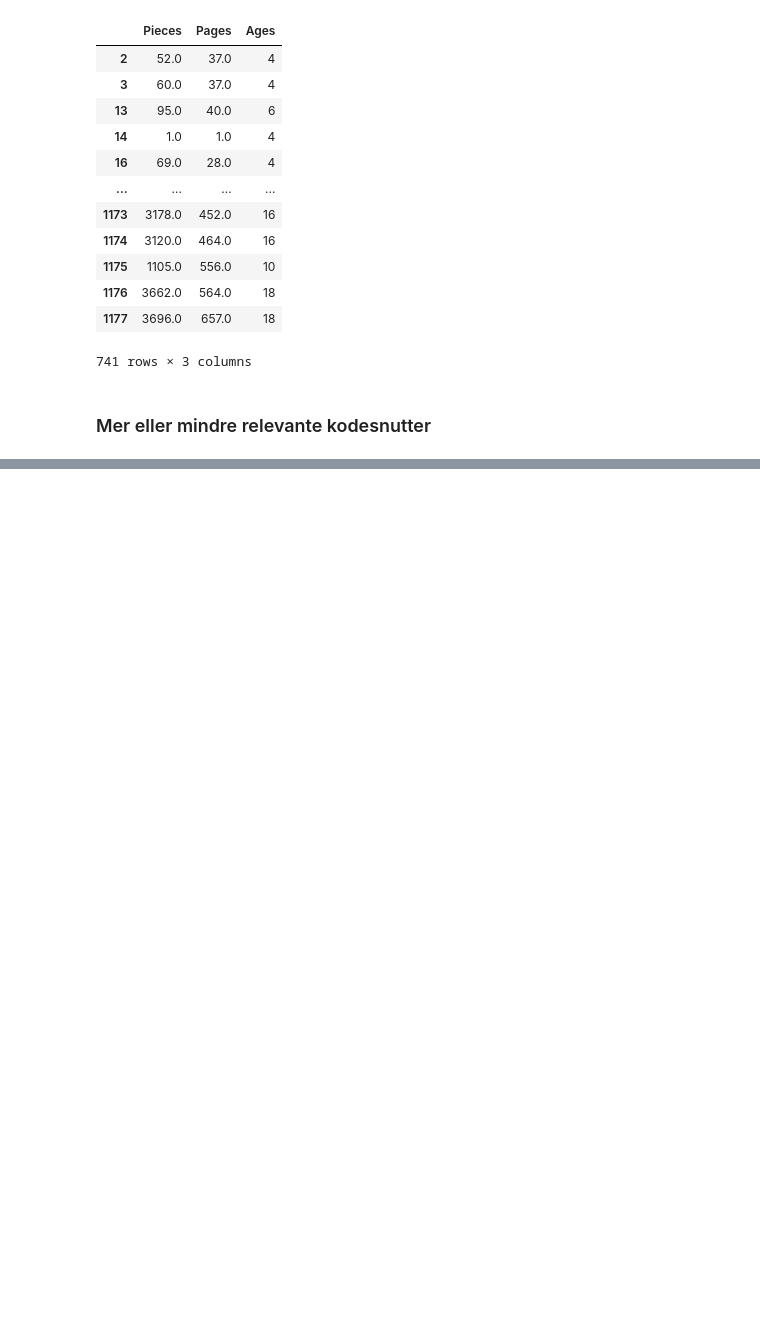
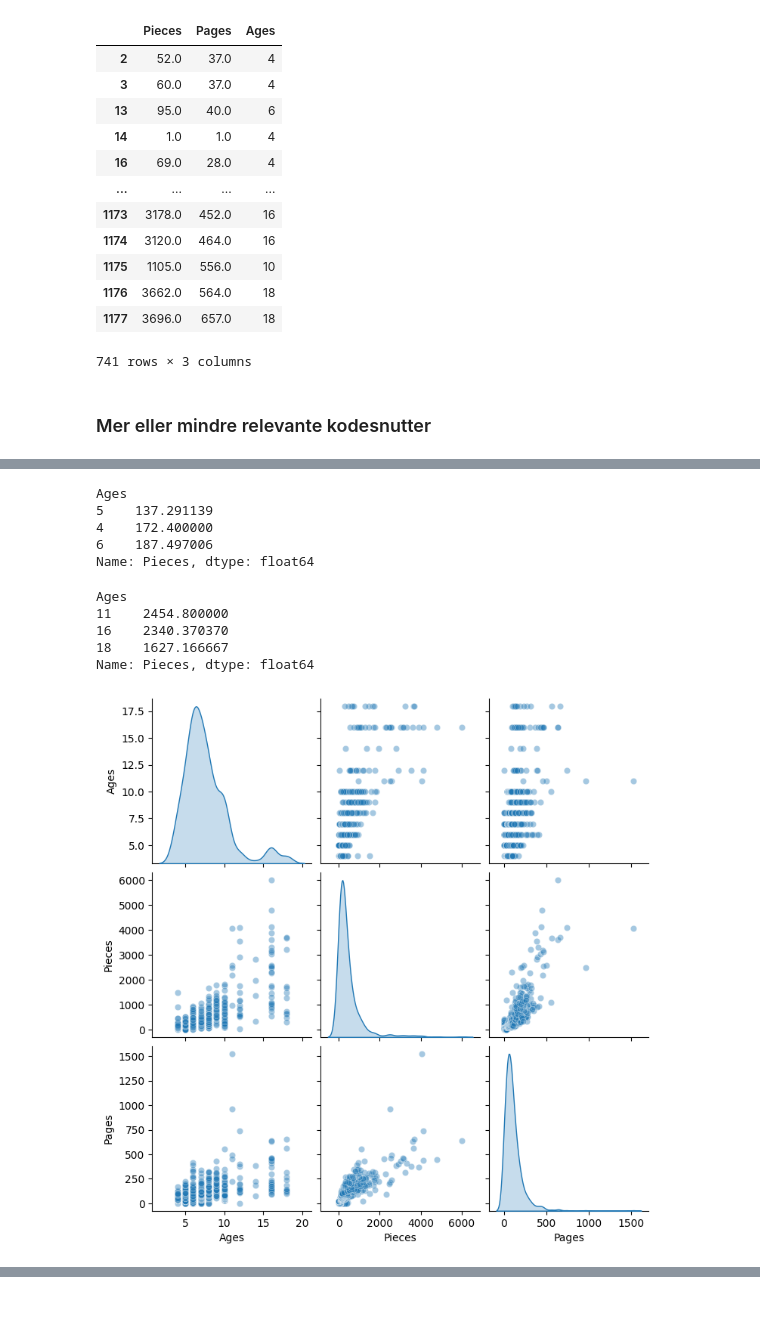
Before and after one commit to HMB-Solutions/ISTT1003-ProjectAssignment-02, a Jupyter notebook: oppg1.ipynb, the cells around one changed output, grey strips where cells are left out. Cells and saved outputs as stored; diff of their text form; code cells hidden in the pictures; blank space fills up the shorter version.

```diff
--- a/oppg1.ipynb
+++ b/oppg1.ipynb
@@ -142,14 +142,27 @@ Name: 821, dtype: object
 # %%
 # hvilke tema har de billigste settene?
-df2.groupby('Theme')['Price'].mean().sort_values(ascending=True)[:3]
+df2.groupby('Ages')['Pieces'].mean().sort_values(ascending=True)[:3]
+# %% [output]
+Ages
+5    137.291139
+4    172.400000
+6    187.497006
+Name: Pieces, dtype: float64
 # %%
 # hvilke tema har flest brikker?
-df2.groupby('Theme')['Pieces'].mean().sort_values(ascending=False)[:3]
+df2.groupby('Ages')['Pieces'].mean().sort_values(ascending=False)[:3]
+# %% [output]
+Ages
+11    2454.800000
+16    2340.370370
+18    1627.166667
+Name: Pieces, dtype: float64
 # %%
-sns.pairplot(df2, vars = ['Price', 'Pieces', 'Pages', 'Minifigures', 'Unique_Pieces'],
-             hue = 'Theme',
+sns.pairplot(df2, vars = ['Ages', 'Pieces', 'Pages'],
              diag_kind = 'kde',
              plot_kws = dict(alpha = 0.4))
 plt.show()
+# %% [output]
+[figure, added]
 # %%
 # enkel lineær regresjon
```
Also changed, not shown: parts of 11 cells of this notebook.
